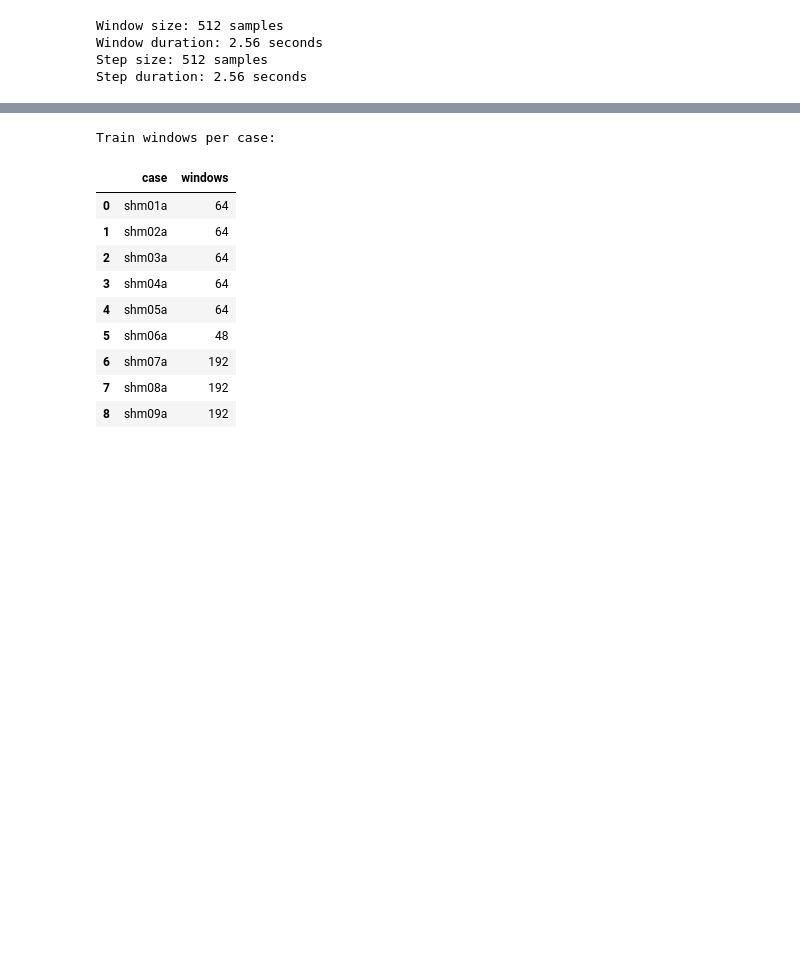
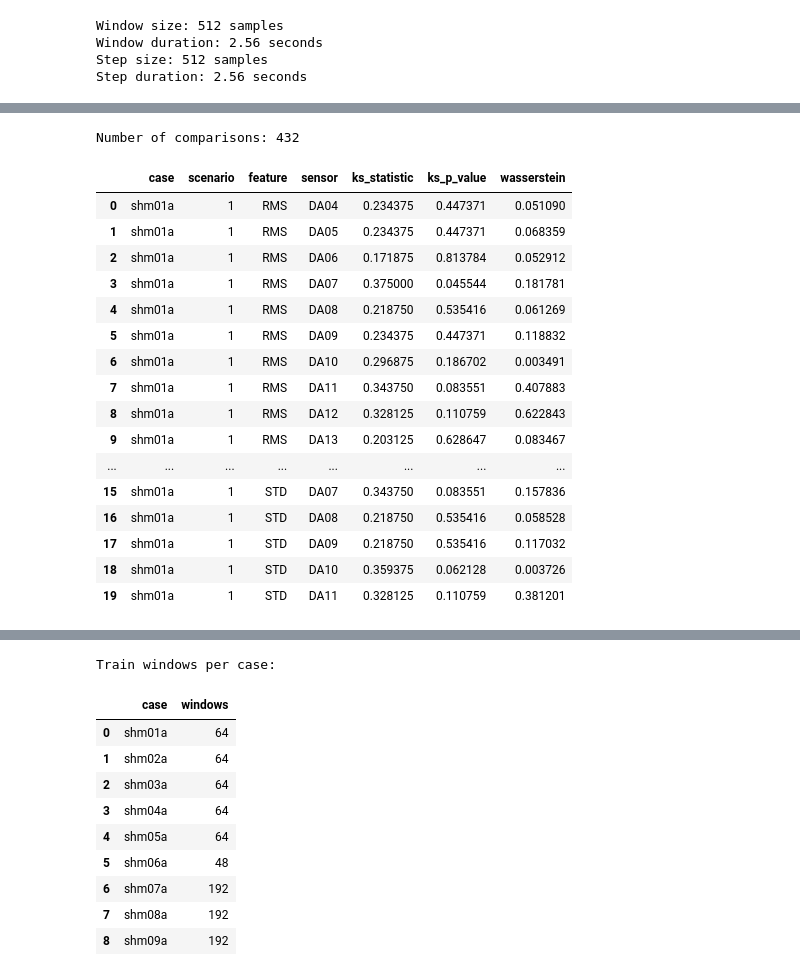
Before and after one commit to SamiraKheradmand/IASC-ASCE-Transformer-SHM, a Jupyter notebook: notebooks/02_split_methods/block_random/BlochRandom_transformer_highpass_audit.ipynb.ipynb, the cells around one changed output, grey strips where cells are left out. Drawn from its saved outputs; the diff is of its cells as text; code cells hidden in the pictures; blank space fills up the shorter version.

Commit message:
similarity statistical & spectrul

```diff
--- a/notebooks/02_split_methods/block_random/BlochRandom_transformer_highpass_audit.ipynb.ipynb
+++ b/notebooks/02_split_methods/block_random/BlochRandom_transformer_highpass_audit.ipynb.ipynb
@@ -400,6 +397,8 @@ for _, row in block_assignment_df.iterrows():
     block_record = {
         "case": case_name,
         "block_id": block_id,
+        "block_start_sample": start_sample,
+        "block_end_sample": end_sample,
         "data": X_block
     }
 
@@ -602,6 +627,6 @@ def make_windows(split_data):
 
     return X_windows, y_labels, meta_df
 # %%
-X_train, y_train, train_meta_df = make_windows(train_norm)
-X_val, y_val, val_meta_df = make_windows(val_norm)
-X_test, y_test, test_meta_df = make_windows(test_norm)
+X_train, y_train, train_meta_df = make_windows(train_norm, "train")
+X_val, y_val, val_meta_df = make_windows(val_norm, "val")
+X_test, y_test, test_meta_df = make_windows(test_norm, "test")
@@ -607,0 +1085,8 @@ X_test, y_test, test_meta_df = make_windows(test_norm)
+# %%
+train_features = extract_stat_features(X_train_audit)
+val_features = extract_stat_features(X_val_audit)
+test_features = extract_stat_features(X_test_audit)
+
+print("Train:", train_features.shape)
+print("Val:  ", val_features.shape)
+print("Test: ", test_features.shape)
@@ -607,0 +1137,60 @@ X_test, y_test, test_meta_df = make_windows(test_norm)
+# %%
+# ============================================================
+# Similarity Audit 2: Train-Test distribution comparison
+# All scenarios x features x sensors
+# ============================================================
+
+from scipy.stats import ks_2samp, wasserstein_distance
+
+distribution_rows = []
+
+for scenario in sorted(train_audit_meta["scenario"].unique()):
+
+    train_mask = (train_audit_meta["scenario"].to_numpy() == scenario )
+    test_mask = (test_audit_meta["scenario"].to_numpy() == scenario)
+    case_name = train_audit_meta.loc[train_mask, "case"].iloc[0]
+
+    for feature_idx, feature_name in enumerate(feature_names):
+
+        for sensor_idx, sensor_name in enumerate(selected_sensor_names):
+
+            train_values = train_features_scaled[train_mask, feature_idx, sensor_idx]
+            test_values = test_features_scaled[test_mask, feature_idx, sensor_idx ]
+            ks_stat, ks_p = ks_2samp(train_values,test_values )
+            wasserstein = wasserstein_distance(train_values,test_values)
+
+            distribution_rows.append({
+                "case": case_name,
+                "scenario": scenario,
+                "feature": feature_name,
+                "sensor": sensor_name,
+                "ks_statistic": ks_stat,
+                "ks_p_value": ks_p,
+                "wasserstein": wasserstein
+            })
+
+
+distribution_df = pd.DataFrame(distribution_rows)
+
+print("Number of comparisons:", len(distribution_df))
+
+display(distribution_df.head(20))
+# %% [output]
+Number of comparisons: 432
+|  | case | scenario | feature | sensor | ks_statistic | ks_p_value | wasserstein |
+| 0 | shm01a | 1 | RMS | DA04 | 0.234375 | 0.447371 | 0.051090 |
+| 1 | shm01a | 1 | RMS | DA05 | 0.234375 | 0.447371 | 0.068359 |
+| 2 | shm01a | 1 | RMS | DA06 | 0.171875 | 0.813784 | 0.052912 |
+| 3 | shm01a | 1 | RMS | DA07 | 0.375000 | 0.045544 | 0.181781 |
+| 4 | shm01a | 1 | RMS | DA08 | 0.218750 | 0.535416 | 0.061269 |
+| 5 | shm01a | 1 | RMS | DA09 | 0.234375 | 0.447371 | 0.118832 |
+| 6 | shm01a | 1 | RMS | DA10 | 0.296875 | 0.186702 | 0.003491 |
+| 7 | shm01a | 1 | RMS | DA11 | 0.343750 | 0.083551 | 0.407883 |
+| 8 | shm01a | 1 | RMS | DA12 | 0.328125 | 0.110759 | 0.622843 |
+| 9 | shm01a | 1 | RMS | DA13 | 0.203125 | 0.628647 | 0.083467 |
+| ... | ... | ... | ... | ... | ... | ... | ... |
+| 15 | shm01a | 1 | STD | DA07 | 0.343750 | 0.083551 | 0.157836 |
+| 16 | shm01a | 1 | STD | DA08 | 0.218750 | 0.535416 | 0.058528 |
+| 17 | shm01a | 1 | STD | DA09 | 0.218750 | 0.535416 | 0.117032 |
+| 18 | shm01a | 1 | STD | DA10 | 0.359375 | 0.062128 | 0.003726 |
+| 19 | shm01a | 1 | STD | DA11 | 0.328125 | 0.110759 | 0.381201 |
```
Also changed, not shown: parts of 32 cells of this notebook.
